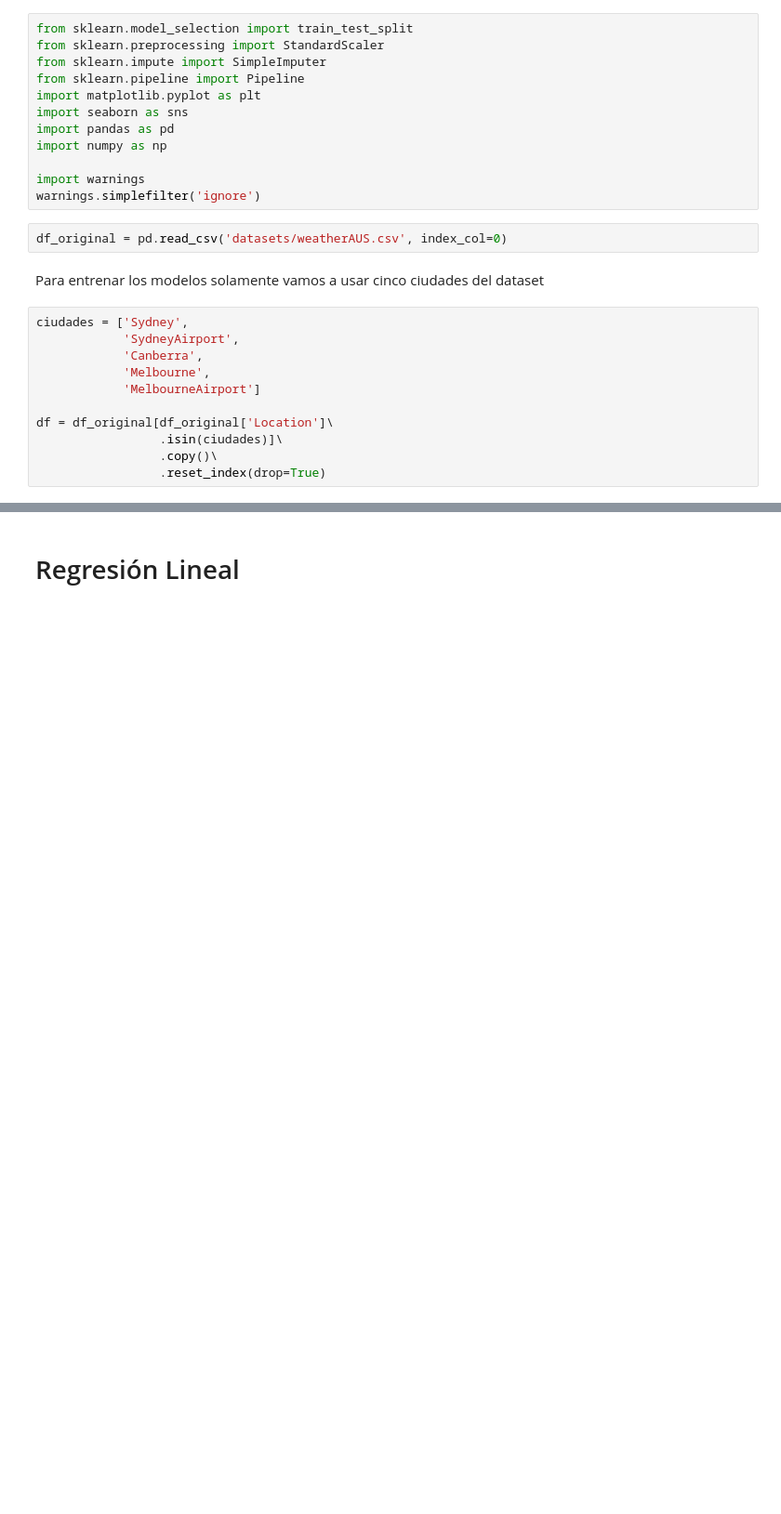
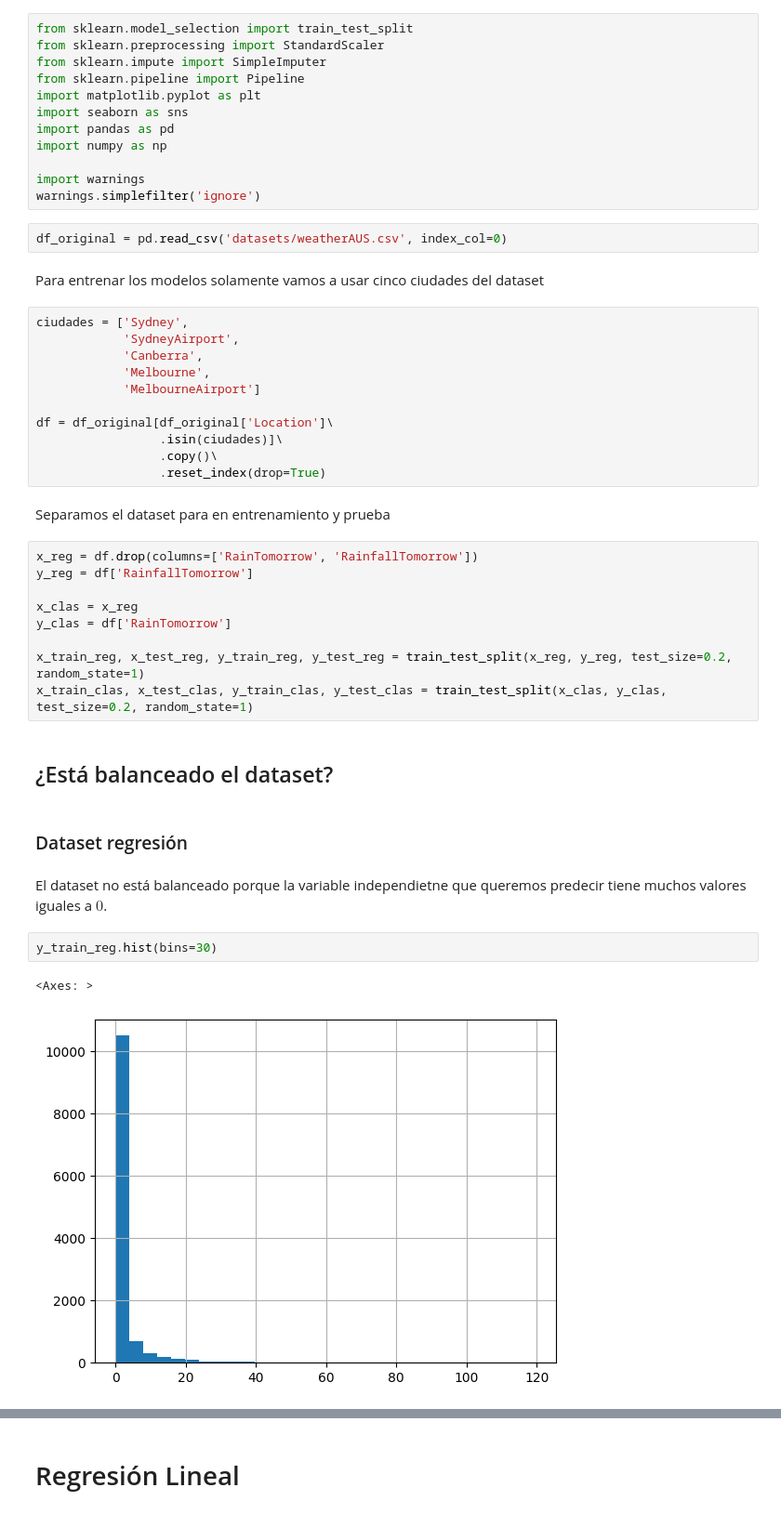
Before and after one commit to Isaiasgaray/aa_1, a Jupyter notebook: notebook_final.ipynb, the cells around one changed output, grey strips where cells are left out. Shown at 93% size. Saved outputs shown, nothing was run; the diff lists cells and outputs as text; blank space fills up the shorter version.

```diff
--- a/notebook_final.ipynb
+++ b/notebook_final.ipynb
@@ -27,3 +31,25 @@ df = df_original[df_original['Location']\
                  .isin(ciudades)]\
                  .copy()\
                  .reset_index(drop=True)
+# %% [markdown]
+Separamos el dataset para en entrenamiento y prueba
+# %%
+x_reg = df.drop(columns=['RainTomorrow', 'RainfallTomorrow'])
+y_reg = df['RainfallTomorrow']
+
+x_clas = x_reg
+y_clas = df['RainTomorrow']
+
+x_train_reg, x_test_reg, y_train_reg, y_test_reg = train_test_split(x_reg, y_reg, test_size=0.2, random_state=1)
+x_train_clas, x_test_clas, y_train_clas, y_test_clas = train_test_split(x_clas, y_clas, test_size=0.2, random_state=1)
+# %% [markdown]
+## ¿Está balanceado el dataset?
+# %% [markdown]
+### Dataset regresión
+# %% [markdown]
+El dataset no está balanceado porque la variable independietne que queremos predecir tiene muchos valores iguales a $0$.
+# %%
+y_train_reg.hist(bins=30)
+# %% [output]
+<Axes: >
+[figure, added]
```
Also changed, not shown: parts of 44 cells of this notebook.
